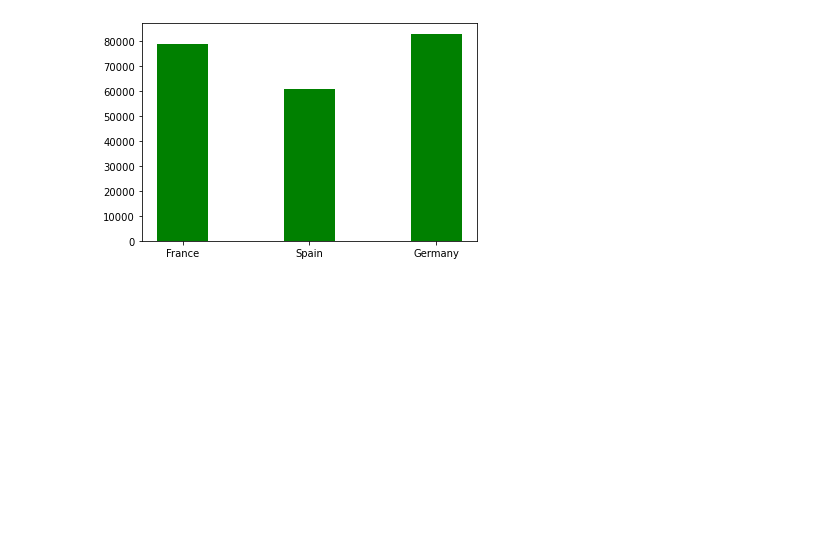
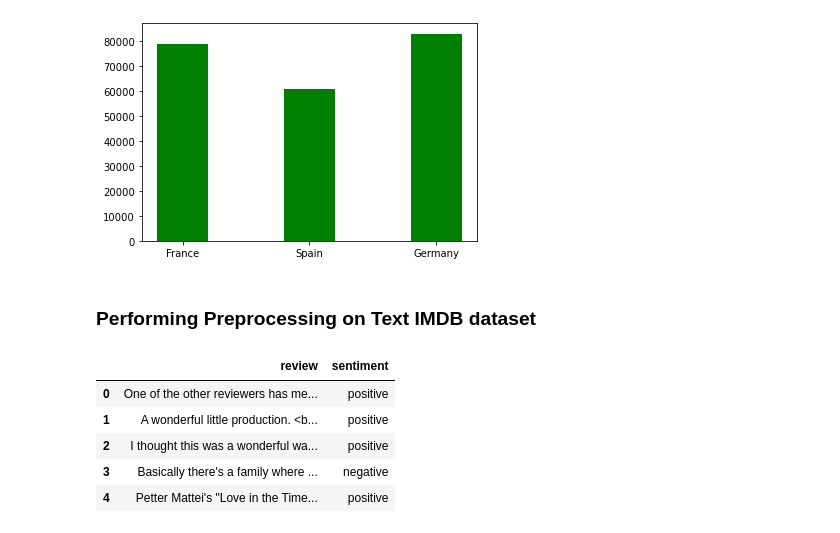
Before and after one commit to HarshitTarsariya/136-Harshit-Tarsariya, a Jupyter notebook: 01/02.ipynb, the cells around one changed output. Cells and saved outputs as stored; diff of their text form; code cells hidden in the pictures; blank space fills up the shorter version.

```diff
--- a/01/02.ipynb
+++ b/01/02.ipynb
@@ -41,3 +41,16 @@ plt.bar(df['Country'],df['Salary'], color ='green',width = 0.4)
 # %% [output]
 <BarContainer object of 11 artists>
 [figure]
+# %% [markdown]
+### Performing Preprocessing on Text IMDB dataset
+# %%
+data = pd.read_csv("C:/Users/harsh/Desktop/IMDB_Dataset.csv")
+# %%
+data.head()
+# %% [output]
+|  | review | sentiment |
+| 0 | One of the other reviewers has me... | positive |
+| 1 | A wonderful little production. <b... | positive |
+| 2 | I thought this was a wonderful wa... | positive |
+| 3 | Basically there's a family where ... | negative |
+| 4 | Petter Mattei's "Love in the Time... | positive |
```
Also changed, not shown: parts of 11 cells of this notebook, 7 other files.
